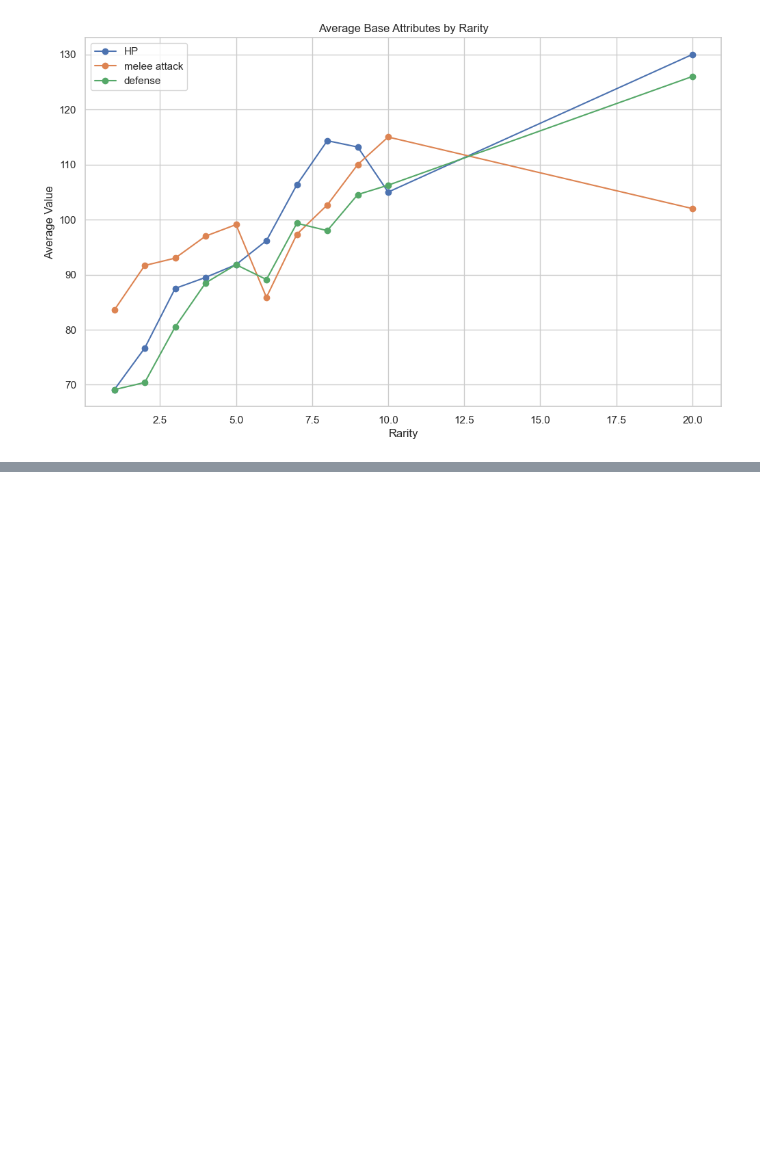
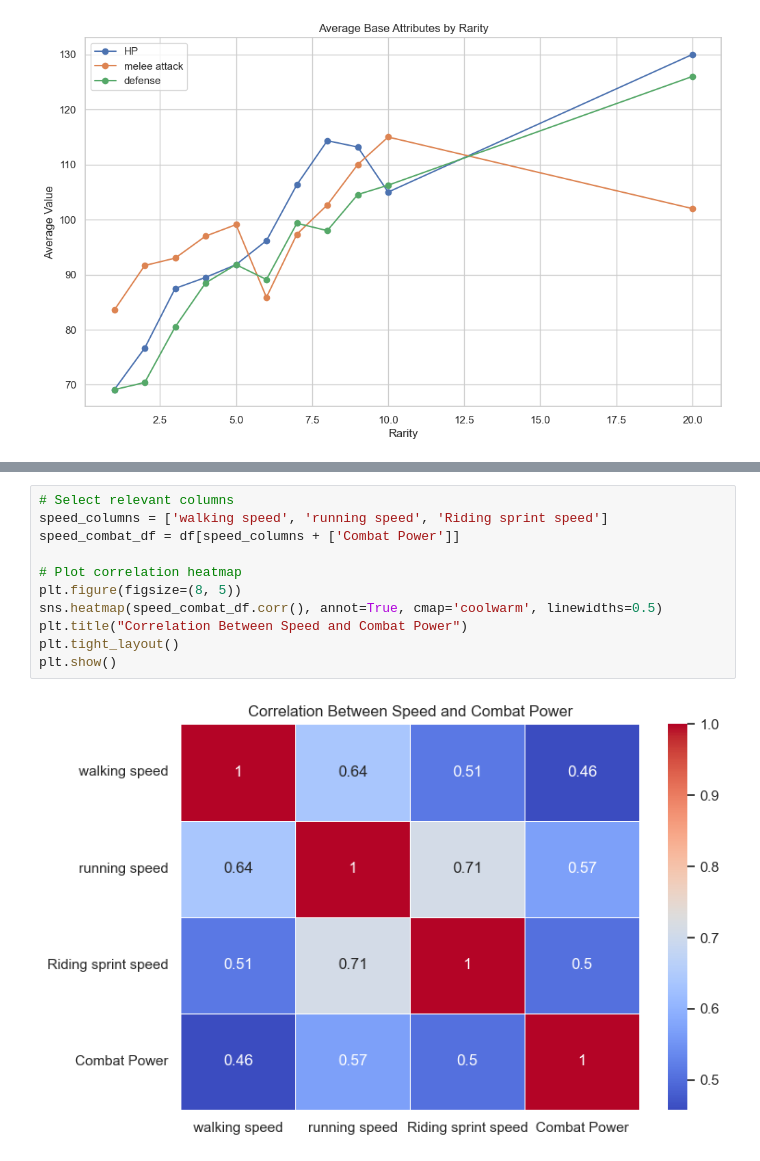
Before and after one commit to rooney-nofal/pals-analysis, a Jupyter notebook: pals-analysis/analysis.ipynb, the cells around one changed output, grey strips where cells are left out. Cells and saved outputs as stored; diff of their text form; blank space fills up the shorter version.

```diff
--- a/pals-analysis/analysis.ipynb
+++ b/pals-analysis/analysis.ipynb
@@ -290,0 +369,13 @@ plt.show()
+# %%
+# Select relevant columns
+speed_columns = ['walking speed', 'running speed', 'Riding sprint speed']
+speed_combat_df = df[speed_columns + ['Combat Power']]
+
+# Plot correlation heatmap
+plt.figure(figsize=(8, 5))
+sns.heatmap(speed_combat_df.corr(), annot=True, cmap='coolwarm', linewidths=0.5)
+plt.title("Correlation Between Speed and Combat Power")
+plt.tight_layout()
+plt.show()
+# %% [output]
+[figure, added]
```
Also changed, not shown: parts of 19 cells of this notebook, 1 other file.
